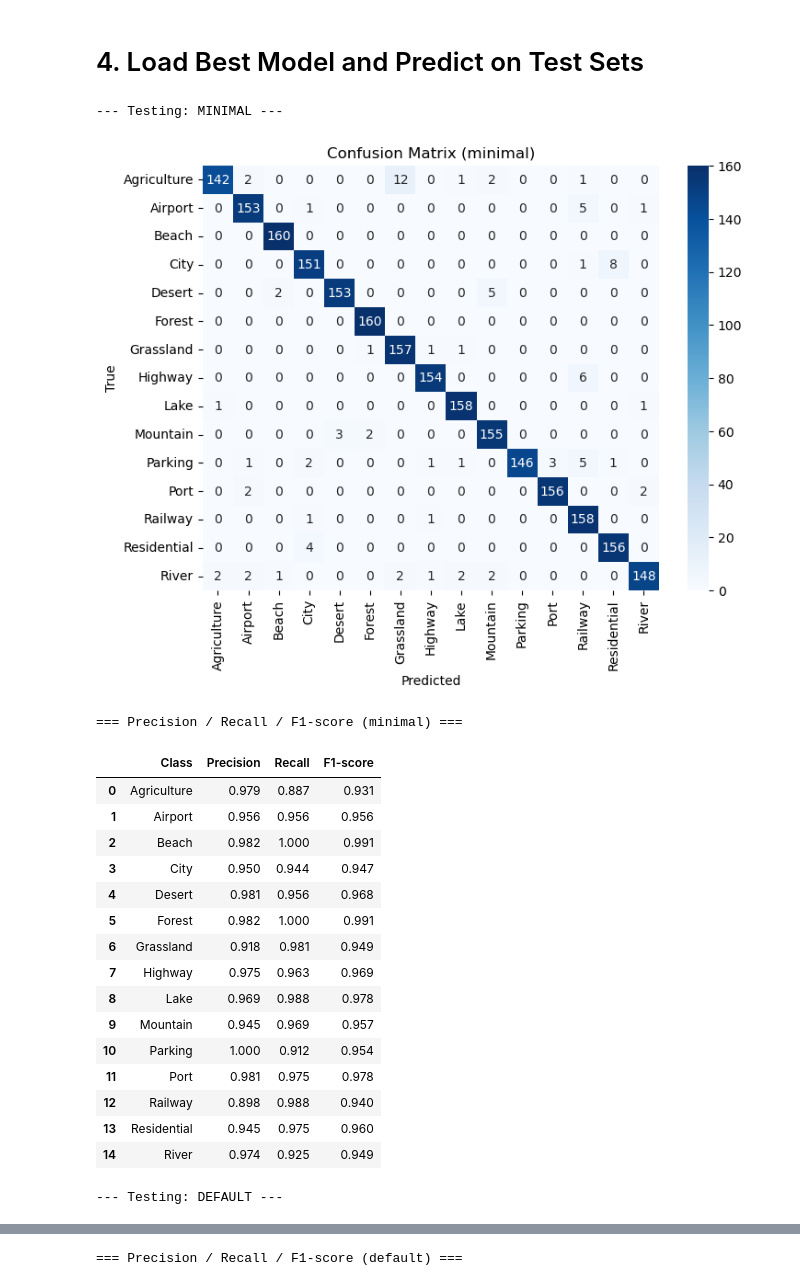
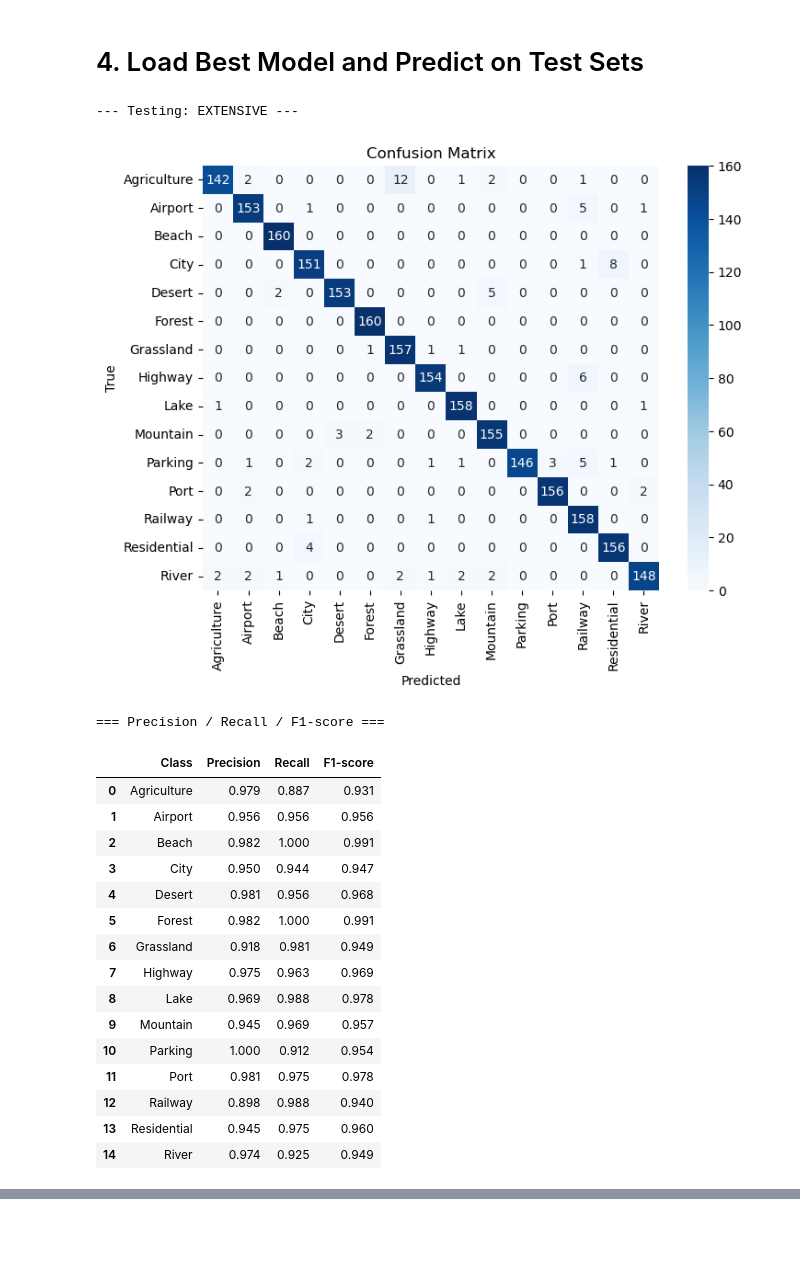
Before and after one commit to TobyZhang0/9517mango, a Jupyter notebook: EfficientNet/EfficientNet.ipynb, the cells around one changed output, grey strips where cells are left out. Saved outputs shown, nothing was run; the diff lists cells and outputs as text; code cells hidden in the pictures; blank space fills up the shorter version.

```diff
--- a/EfficientNet/EfficientNet.ipynb
+++ b/EfficientNet/EfficientNet.ipynb
@@ -115,7 +115,7 @@ def plot_training_history(history, strategy_name):
     plt.show()
 
 
-def evaluate(model, loader, classes, strategy_name):
+def evaluate(model, loader, classes):
     model.eval()
     all_preds, all_labels = [], []
     with torch.no_grad():
@@ -129,7 +129,7 @@ def evaluate(model, loader, classes, strategy_name):
     cm = confusion_matrix(all_labels, all_preds)
     plt.figure(figsize=(8, 6))
     sns.heatmap(cm, annot=True, fmt='d', xticklabels=classes, yticklabels=classes, cmap='Blues')
-    plt.title(f'Confusion Matrix ({strategy_name})')
+    plt.title(f'Confusion Matrix')
     plt.xlabel('Predicted')
     plt.ylabel('True')
     plt.show()
@@ -141,7 +141,7 @@ def evaluate(model, loader, classes, strategy_name):
         'Recall': recall,
         'F1-score': f1
     })
-    print(f"=== Precision / Recall / F1-score ({strategy_name}) ===")
+    print(f"=== Precision / Recall / F1-score ===")
     display(report_df.style.format({
         'Precision': '{:.3f}',
         'Recall': '{:.3f}',
@@ -227,25 +227,23 @@ Best strategy: MINIMAL (Val Acc: 0.9537)
 # %%
 # Prepare the best model
 model = efficientnet_b0(weights=EfficientNet_B0_Weights.DEFAULT)
 model.classifier[1] = nn.Linear(model.classifier[1].in_features, len(classes))
 model.load_state_dict(torch.load(best_model_path, map_location=device, weights_only=True))
 model = model.to(device)
 # Evaluate on each test set with visualization
-for strategy in augmentation_strategies:
-    print(f"\n--- Testing: {strategy.upper()} ---")
-    _, _, test_loader, classes = create_dataloaders(
-        root_dir=data_root,
-        batch_size=32,
-        augmentation_strategy=strategy,
-        split_ratio=[0.6,0.2,0.2],
-        num_workers=4,
-        verbose=False
-    )
-    evaluate(model, test_loader, classes, strategy)
+print(f"\n--- Testing: {strategy.upper()} ---")
+_, _, test_loader, classes = create_dataloaders(
+    root_dir=data_root,
+    batch_size=32,
+    split_ratio=[0.6,0.2,0.2],
+    num_workers=4,
+    verbose=False
+)
+evaluate(model, test_loader, classes)
 # %% [output]
---- Testing: MINIMAL ---
+--- Testing: EXTENSIVE ---
-[figure, old version]
+[figure, new version]
-=== Precision / Recall / F1-score (minimal) ===
+=== Precision / Recall / F1-score ===
 |  | Class | Precision | Recall | F1-score |
 | 0 | Agriculture | 0.979 | 0.887 | 0.931 |
 | 1 | Airport | 0.956 | 0.956 | 0.956 |
@@ -262,4 +260,3 @@ for strategy in augmentation_strategies:
 | 12 | Railway | 0.898 | 0.988 | 0.940 |
 | 13 | Residential | 0.945 | 0.975 | 0.960 |
 | 14 | River | 0.974 | 0.925 | 0.949 |
---- Testing: DEFAULT ---
@@ -267 +262,0 @@ for strategy in augmentation_strategies:
-=== Precision / Recall / F1-score (default) ===
```
Also changed, not shown: parts of 1 cell of this notebook.
